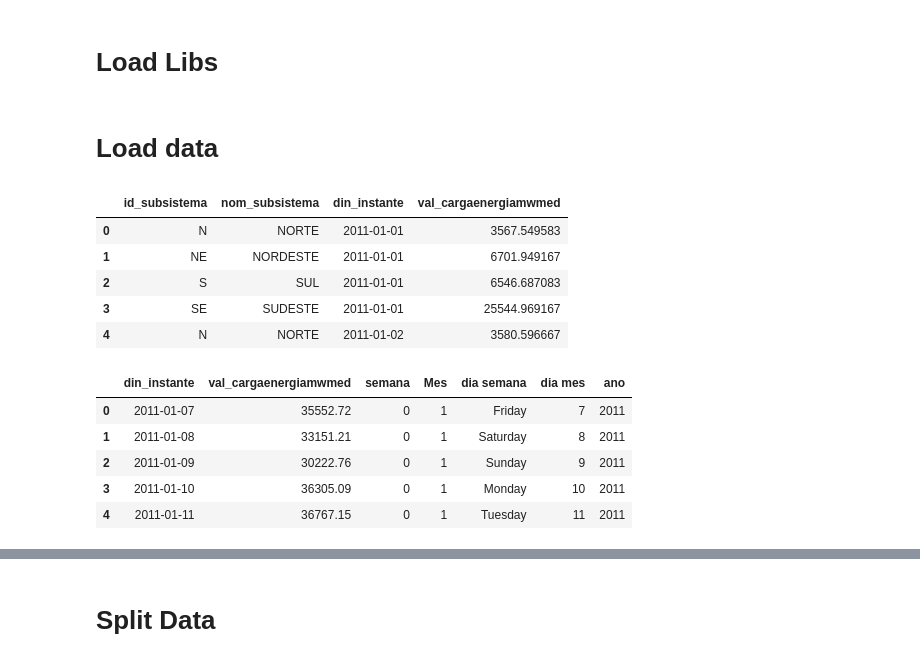
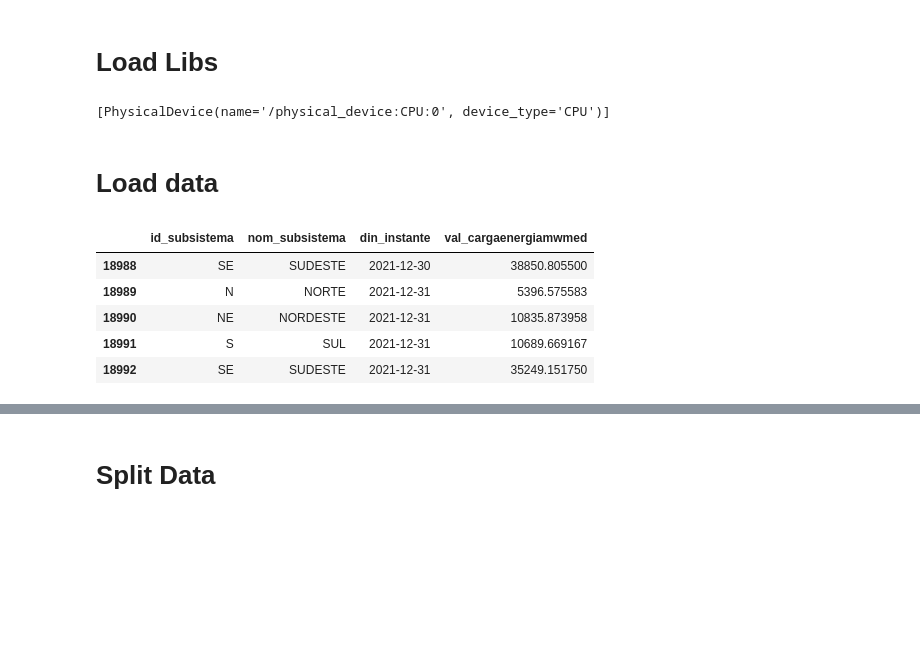
Before and after one commit to marcos-mansur/load-forecast, a Jupyter notebook: model_v1.ipynb, the cells around one changed output, grey strips where cells are left out. Drawn from its saved outputs; the diff is of its cells as text; code cells hidden in the pictures; blank space fills up the shorter version.

```diff
--- a/model_v1.ipynb
+++ b/model_v1.ipynb
@@ -17,3 +18,7 @@ from functions import (load_data,
+# %%
+tf.config.list_physical_devices()
+# %% [output]
+[PhysicalDevice(name='/physical_device:CPU:0', device_type='CPU')]
 # %%
 load_col = 'val_cargaenergiamwmed'
 time_col = 'din_instante'
@@ -34,22 +39,12 @@ tf.random.set_seed(SEED)
 # %% [markdown]
 # Load data
 # %%
-df_20XX = load_data(2011,2021)
-df_20XX.head()
+df_20XX = load_data(start=2009, end=2021)
+df_20XX.tail()
 # %% [output]
 |  | id_subsistema | nom_subsistema | din_instante | val_cargaenergiamwmed |
-| 0 | N | NORTE | 2011-01-01 | 3567.549583 |
-| 1 | NE | NORDESTE | 2011-01-01 | 6701.949167 |
-| 2 | S | SUL | 2011-01-01 | 6546.687083 |
-| 3 | SE | SUDESTE | 2011-01-01 | 25544.969167 |
-| 4 | N | NORTE | 2011-01-02 | 3580.596667 |
+| 18988 | SE | SUDESTE | 2021-12-30 | 38850.805500 |
+| 18989 | N | NORTE | 2021-12-31 | 5396.575583 |
+| 18990 | NE | NORDESTE | 2021-12-31 | 10835.873958 |
+| 18991 | S | SUL | 2021-12-31 | 10689.669167 |
+| 18992 | SE | SUDESTE | 2021-12-31 | 35249.151750 |
-# %%
-df = treat_data(df_20XX)
-df.head()
-# %% [output]
-|  | din_instante | val_cargaenergiamwmed | semana | Mes | dia semana | dia mes | ano |
-| 0 | 2011-01-07 | 35552.72 | 0 | 1 | Friday | 7 | 2011 |
-| 1 | 2011-01-08 | 33151.21 | 0 | 1 | Saturday | 8 | 2011 |
-| 2 | 2011-01-09 | 30222.76 | 0 | 1 | Sunday | 9 | 2011 |
-| 3 | 2011-01-10 | 36305.09 | 0 | 1 | Monday | 10 | 2011 |
-| 4 | 2011-01-11 | 36767.15 | 0 | 1 | Tuesday | 11 | 2011 |
```
Also changed, not shown: parts of 12 cells of this notebook, 1 other file.
